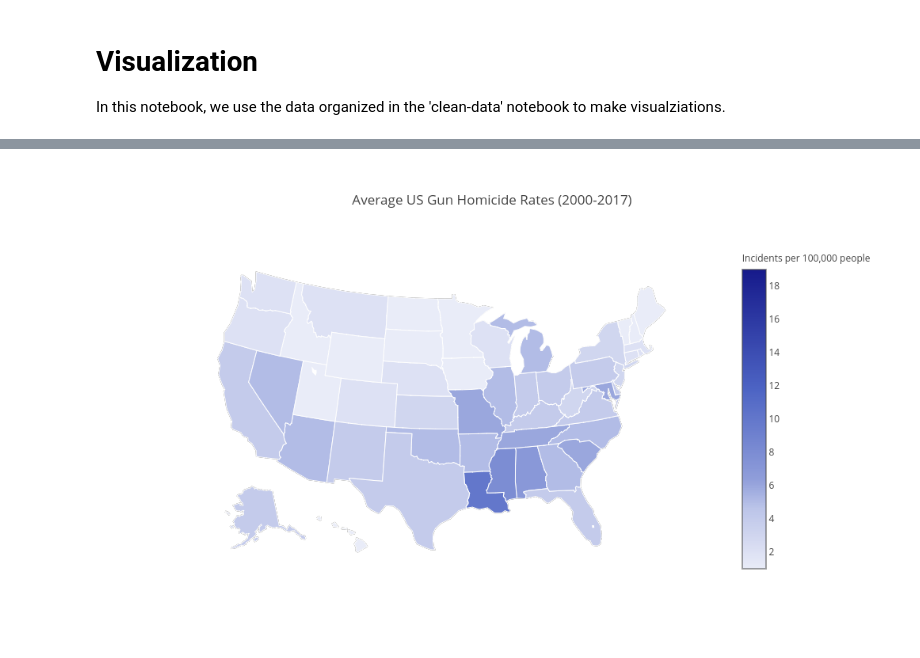
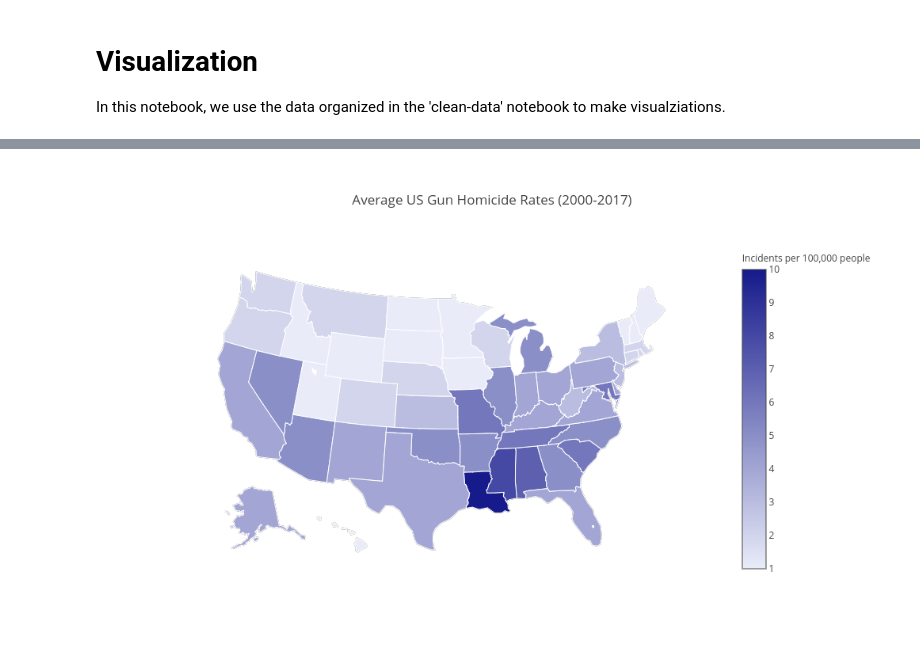
Before and after one commit to jonathanshuai/springboard-capstone1, a Jupyter notebook: visualization.ipynb, the cells around one changed output, grey strips where cells are left out. Saved outputs shown, nothing was run; the diff lists cells and outputs as text; code cells hidden in the pictures.

Commit message:
Created visuals for election results and provisions

```diff
--- a/visualization.ipynb
+++ b/visualization.ipynb
@@ -43,7 +41,29 @@ mpl.rcParams['grid.linestyle'] = '-'
 mpl.rcParams['grid.linewidth'] = 0.5
 
 # make markers smaller
-mpl.rcParams['lines.markersize'] = 3
+mpl.rcParams['lines.markersize'] = 4
+mpl.rcParams['axes.edgecolor'] = '#d6dbdf'
+# mpl.rcParams['xtick.color'] = '#d6dbdf'
+# mpl.rcParams['ytick.color'] = '#d6dbdf'
+
+mpl.rcParams['axes.prop_cycle'] = plt.cycler(color=['#6377cb', '#b9bac2'])
+
+# define colors for republican and democrat
+
+# Plot gun violence as it relates to election results
+rep_color='#e74c3c'
+dem_color='#3498db'
+
+# Function to apply styling that can't be set default with mpl.rcParams
+def apply_styling(grid=True):
+    plt.xticks(color='k')
+    plt.yticks(color='k')
+    if grid:
+        plt.grid()
+# %%
+# Exclude District of Columbia from some of our visualizations because it's a weird, extreme outlier
+annual_df = annual_df[annual_df['state'] != 'District of Columbia']
+overall_df = overall_df[overall_df['state'] != 'District of Columbia']
 # %%
 # For our first visualizations, let's just plot the gun homicide trend in two ways:
 # Daily mean with window from 2014-2017
@@ -203,12 +235,12 @@ states_codes = {
 # Create a color scale for aesthetics
 colorscale = [
             [0.0, '#e9ecf8'],
-            [0.1, '#d3d8f0'],
-            [0.2, '#bcc5e9'],
-            [0.3, '#909eda'],
-            [0.5, '#6377cb'],
-            [0.6, 'rgb(77, 100, 196)'],
-            [1.0, 'rgb(22, 26, 139)'],
+#             [0.1, '#d3d8f0'],
+#             [0.2, '#bcc5e9'],
+#             [0.3, '#909eda'],
+#             [0.5, '#6377cb'],
+#             [0.6, '#4d64c4'],
+            [1.0, '#161a8b'],
             ]
 
 # Mean 2000-2017 murders
@@ -220,36 +252,39 @@ data = [ dict(
         type='choropleth',
         colorscale = colorscale,
         autocolorscale = False,
         locations = locations,
         z = values,
         locationmode = 'USA-states',
         text = annual_mean_df['state'],
         marker = dict(
             line = dict (
                 color = 'rgb(255,255,255)',
                 width = 1
             ) ),
         colorbar = dict(
             title = "Incidents per 100,000 people")
         )]
 
 layout = dict(
         title = 'Average US Gun Homicide Rates (2000-2017)',
         width = 1000,
         height = 600,
         geo = dict(
             scope='usa',
             projection=dict( type='albers usa' ),
             showlakes = True,
-            lakecolor = 'rgb(255, 255, 255)'),
-             )
+            lakecolor = 'rgb(255, 255, 255)',
+            countrycolor = '#d9d9d9',
+            countrywidth = 1,
+        )
+        )
 
 fig = dict( data=data, layout=layout)
 
 # py.iplot(fig, validate=False, filename='map')
 py.image.ishow(fig) # Since py.iplot doesn't work with on GitHub?
 # %% [output]
-[figure, old version]
+[figure, new version]
 # %%
 # Create a color scale for aesthetics
 colorscale = [
```
Also changed, not shown: parts of 10 cells of this notebook.
